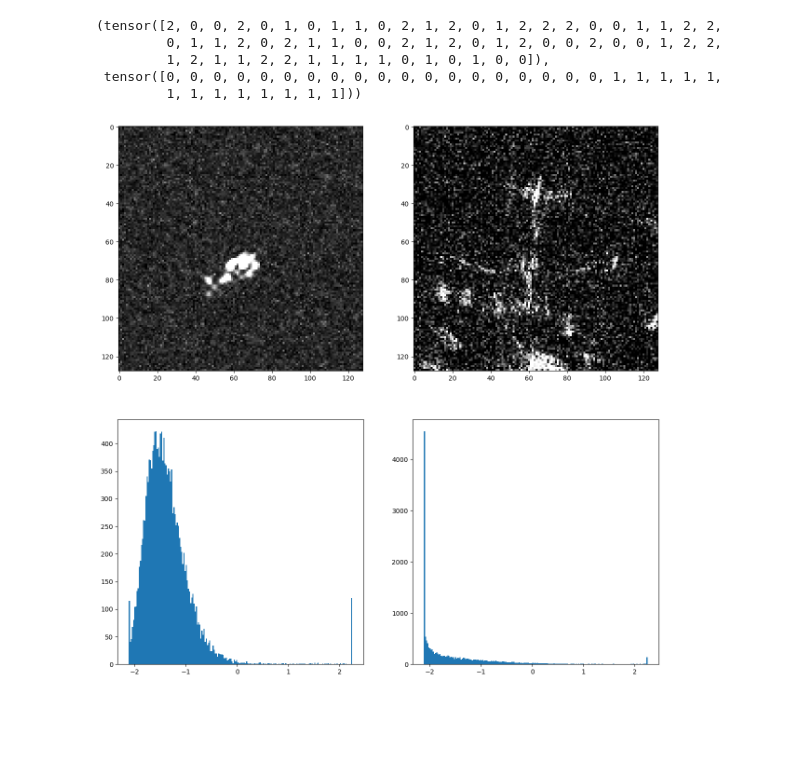
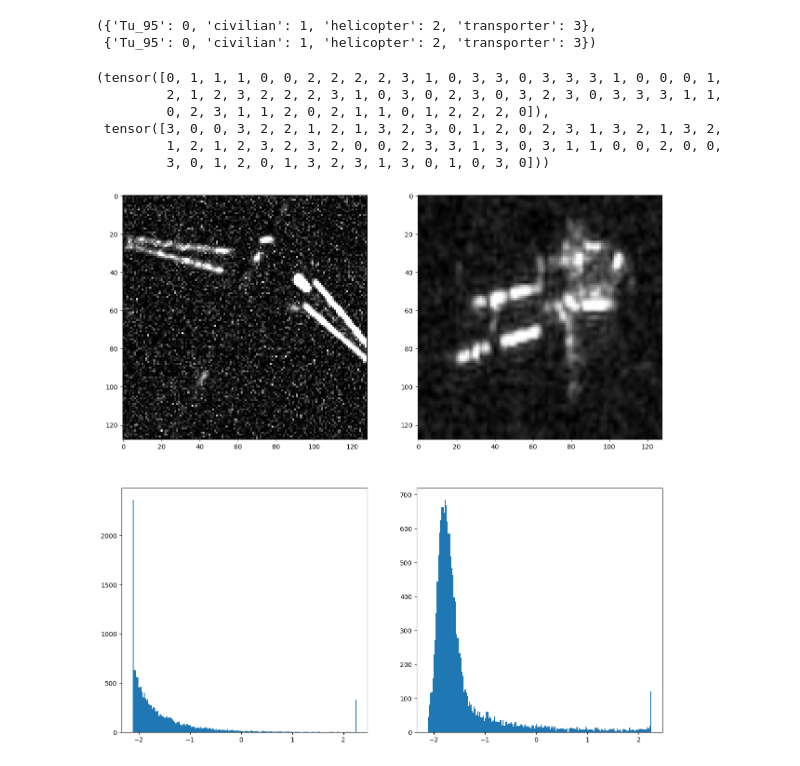
Before and after one commit to kanishk-galaxeye/Train_morpheus, a Jupyter notebook: train_bomber_fighter_helicopter.ipynb, the cells around one changed output. Cells and saved outputs as stored; diff of their text form; code cells hidden in the pictures; blank space fills up the shorter version.

Commit message:
saving the augmentations

```diff
--- a/train_bomber_fighter_helicopter.ipynb
+++ b/train_bomber_fighter_helicopter.ipynb
@@ -94,6 +94,25 @@ def hel_aug_train(mgam1 = [0.6,2], mgam2=[15,20], agamma1= [3,7], agamma2=[40,70
         img_out = torch.from_numpy(arr.astype(np.float32))
         return img_out
     return augmentation
+
+
+
+def transporter_aug_train(mgam1 = [0.5,1.1], mgam2=[20, 70], cl = [0.3, 0.7], agamma1= [0.5,1.8], agamma2=[10,80]):
+    def augmentation(img):
+        arr = img.numpy()
+        arr = (arr-arr.min())/(arr.max()- arr.min())
+        mgam1_val = sample_gaussian_in_range(np.array(mgam1).mean(), 1.5, mgam1[0], mgam1[-1])
+        mgam2_val = sample_gaussian_in_range(np.array(mgam2).mean(),1.5, mgam2[0], mgam2[-1])
+        agamma1_val = sample_gaussian_in_range(np.array(agamma1).mean(), 1.5, agamma1[0], agamma1[-1])
+        agamma2_val = sample_gaussian_in_range(np.array(agamma2).mean(), 1.5, agamma2[0], agamma2[-1])
+        cl_val = sample_gaussian_in_range(np.array(cl).mean(), 1.5, cl[0], cl[1])
+        arr = clip(gamma_enh(arr*np.random.gamma(mgam1_val, 1/mgam2_val), cl_val) + np.random.gamma(agamma1_val, 1/agamma2_val,arr.shape),min = 1, max = 99.5)
+        arr = arr
+        if arr.ndim ==2:
+            arr = np.stack([arr, arr, arr], axis = 0)
+        img_out = torch.from_numpy(arr.astype(np.float32))
+        return img_out
+    return augmentation
 # %%
 from torch.utils.data import Dataset
 
@@ -141,6 +160,11 @@ train_class_transform= {"fighter": transforms.Compose([transforms.Lambda(lambda
                                         transforms.ToTensor(),
                                         transforms.Lambda(civil_aug_train()),
                                         transforms.Normalize(mean=[0.485, 0.456, 0.406], std=[0.229, 0.224, 0.224])]),
+                        "transporter": transforms.Compose([
+                                    transforms.ToTensor(),
+                                    transforms.Resize(size =(128,128)),
+                                    transforms.Lambda(transporter_aug_train()),
+                                    transforms.Normalize(mean=[0.485, 0.456, 0.406], std=[0.229, 0.224, 0.224])])
                         }
 
 # val_class_transform = {"fighter": transforms.Compose([LoadUint16TIff(gamma=1, minp=0, maxp= 95,img_size=128),
@@ -156,6 +180,8 @@ val_class_transform = {"fighter": transforms.Compose([LoadUint16TIff(gamma=1, mi
                         "helicopter": transforms.Compose([LoadUint16TIff(gamma =1, minp = 2, maxp=98, img_size=128),
                                                           transforms.Normalize(mean=[0.485, 0.456, 0.406], std =[0.229, 0.224, 0.225])]),
                         "civilian": transforms.Compose([LoadUint16TIff(gamma =1, minp = 2, maxp=98, img_size=128),
+                                                          transforms.Normalize(mean=[0.485, 0.456, 0.406], std =[0.229, 0.224, 0.225])]),
+                        "transporter": transforms.Compose([LoadUint16TIff(gamma =1, minp = 2, maxp=98, img_size=128),
                                                           transforms.Normalize(mean=[0.485, 0.456, 0.406], std =[0.229, 0.224, 0.225])])}
 
 
@@ -163,11 +189,17 @@ val_class_transform = {"fighter": transforms.Compose([LoadUint16TIff(gamma=1, mi
 def path_loader(path):
     return path
 
+
 train_dataset = CustomDataset(root_dir = train_dir, class_transforms = train_class_transform)
 
 val_dataset  = customVal(root_dir = val_dir, class_transform = val_class_transform)
 train_loader = DataLoader(train_dataset, batch_size = 64, shuffle = True)
-val_loader = DataLoader(val_dataset, batch_size = 32, shuffle = False)
+val_loader = DataLoader(val_dataset, batch_size = 64, shuffle = True)
+# %%
+train_dataset.class_to_idx, val_dataset.class_to_idx
+# %% [output]
+({'Tu_95': 0, 'civilian': 1, 'helicopter': 2, 'transporter': 3},
+ {'Tu_95': 0, 'civilian': 1, 'helicopter': 2, 'transporter': 3})
 # %%
 train_im , train_labels = next(iter(train_loader))
 val_im, val_labels = next(iter(val_loader))
@@ -175,17 +207,18 @@ val_im, val_labels = next(iter(val_loader))
 train_labels, val_labels
 # mig - 1 index
 # %% [output]
-(tensor([2, 0, 0, 2, 0, 1, 0, 1, 1, 0, 2, 1, 2, 0, 1, 2, 2, 2, 0, 0, 1, 1, 2, 2,
-         0, 1, 1, 2, 0, 2, 1, 1, 0, 0, 2, 1, 2, 0, 1, 2, 0, 0, 2, 0, 0, 1, 2, 2,
-         1, 2, 1, 1, 2, 2, 1, 1, 1, 1, 0, 1, 0, 1, 0, 0]),
- tensor([0, 0, 0, 0, 0, 0, 0, 0, 0, 0, 0, 0, 0, 0, 0, 0, 0, 0, 0, 1, 1, 1, 1, 1,
-         1, 1, 1, 1, 1, 1, 1, 1]))
+(tensor([0, 1, 1, 1, 0, 0, 2, 2, 2, 2, 3, 1, 0, 3, 3, 0, 3, 3, 3, 1, 0, 0, 0, 1,
+         2, 1, 2, 3, 2, 2, 2, 3, 1, 0, 3, 0, 2, 3, 0, 3, 2, 3, 0, 3, 3, 3, 1, 1,
+         0, 2, 3, 1, 1, 2, 0, 2, 1, 1, 0, 1, 2, 2, 2, 0]),
+ tensor([3, 0, 0, 3, 2, 2, 1, 2, 1, 3, 2, 3, 0, 1, 2, 0, 2, 3, 1, 3, 2, 1, 3, 2,
+         1, 2, 1, 2, 3, 2, 3, 2, 0, 0, 2, 3, 3, 1, 3, 0, 3, 1, 1, 0, 0, 2, 0, 0,
+         3, 0, 1, 2, 0, 1, 3, 2, 3, 1, 3, 0, 1, 0, 3, 0]))
 # %%
 fig, ax = plt.subplots(2,2, figsize = (15,15))
-ax[0,0].imshow(train_im[0,0], 'gray')
-ax[0,1].imshow(val_im[-1,0], 'gray')
-ax[1,0].hist(train_im[0,0].ravel(), bins = 200)
-ax[1,1].hist(val_im[-1,0].ravel(), bins = 200)
+ax[0,0].imshow(train_im[2,0], 'gray')
+ax[0,1].imshow(val_im[5,0], 'gray')
+ax[1,0].hist(train_im[2,0].ravel(), bins = 200)
+ax[1,1].hist(val_im[5,0].ravel(), bins = 200)
 plt.show()
 # %% [output]
-[figure, old version]
+[figure, new version]
```
Also changed, not shown: parts of 4 cells of this notebook, 5 other files.
